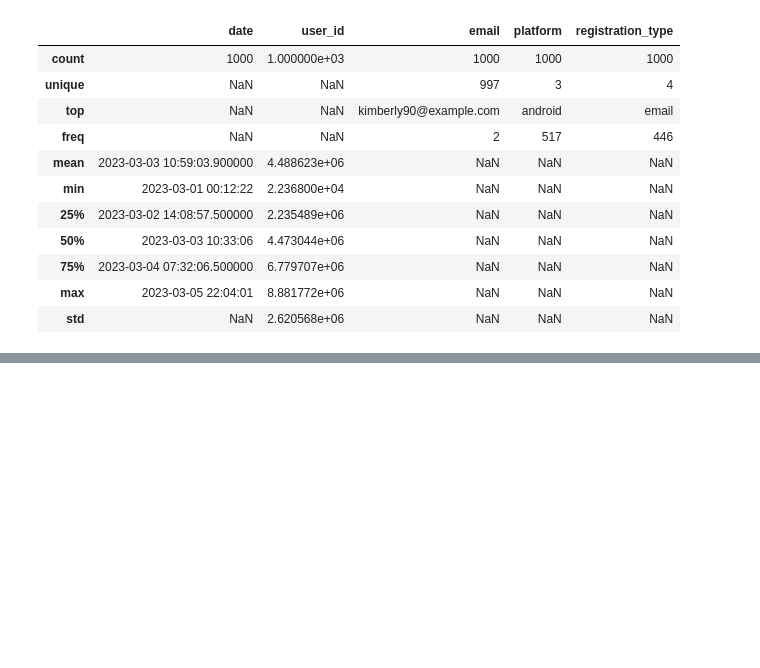
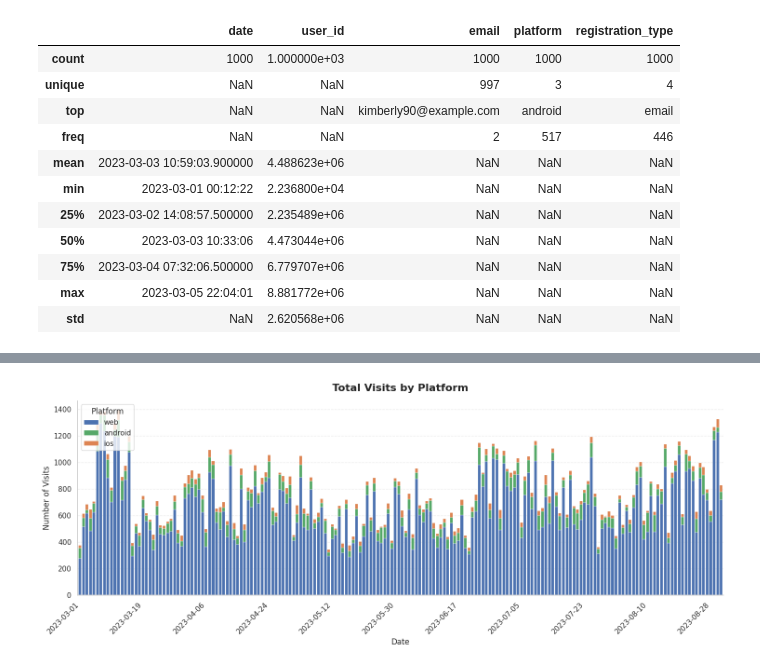
Before and after one commit to Andresperez16/data-analyst-project-280, a Jupyter notebook: charts_project.ipynb, the cells around one changed output, grey strips where cells are left out. Drawn from its saved outputs; the diff is of its cells as text; code cells hidden in the pictures; blank space fills up the shorter version.

```diff
--- a/charts_project.ipynb
+++ b/charts_project.ipynb
@@ -130,0 +344,87 @@ display(df_regs_api.head())
+# %%
+# ==========================================
+# GRÁFICO 2 - VISITAS POR PLATAFORMA
+# (Barras apiladas)
+# ==========================================
+
+import matplotlib.pyplot as plt
+import seaborn as sns
+
+sns.set_theme(style="whitegrid")
+
+# Agrupar visitas por fecha y plataforma
+visits_platform = (
+    df_conversion
+    .groupby(["date_group", "platform"])["visits"]
+    .sum()
+    .unstack(fill_value=0)
+)
+
+# Mantener siempre el mismo orden de plataformas
+platform_order = ["web", "android", "ios"]
+visits_platform = visits_platform.reindex(columns=platform_order, fill_value=0)
+
+# Colores consistentes
+colors = {
+    "web": "#4C72B0",
+    "android": "#55A868",
+    "ios": "#DD8452"
+}
+
+# Crear gráfico
+fig, ax = plt.subplots(figsize=(15, 6))
+
+visits_platform.plot(
+    kind="bar",
+    stacked=True,
+    ax=ax,
+    color=[colors[p] for p in platform_order],
+    edgecolor="white",
+    linewidth=0.3,
+    width=0.8
+)
+
+ax.set_title(
+    "Total Visits by Platform",
+    fontsize=16,
+    fontweight="bold",
+    pad=15
+)
+
+ax.set_xlabel("Date", fontsize=12)
+ax.set_ylabel("Number of Visits", fontsize=12)
+
+# Mostrar pocas fechas para evitar saturación
+step = max(1, len(visits_platform) // 10)
+
+positions = list(range(0, len(visits_platform), step))
+
+ax.set_xticks(positions)
+ax.set_xticklabels(
+    visits_platform.index.strftime("%Y-%m-%d")[::step],
+    rotation=45,
+    ha="right"
+)
+
+ax.legend(
+    title="Platform",
+    frameon=True,
+    loc="upper left"
+)
+
+ax.grid(axis="y", linestyle="--", alpha=0.35)
+ax.grid(axis="x", visible=False)
+
+sns.despine()
+
+plt.tight_layout()
+
+plt.savefig(
+    "./charts/visits_by_platform.png",
+    dpi=300,
+    bbox_inches="tight"
+)
+
+plt.show()
+# %% [output]
+[figure, added]
```
Also changed, not shown: parts of 13 cells of this notebook.
